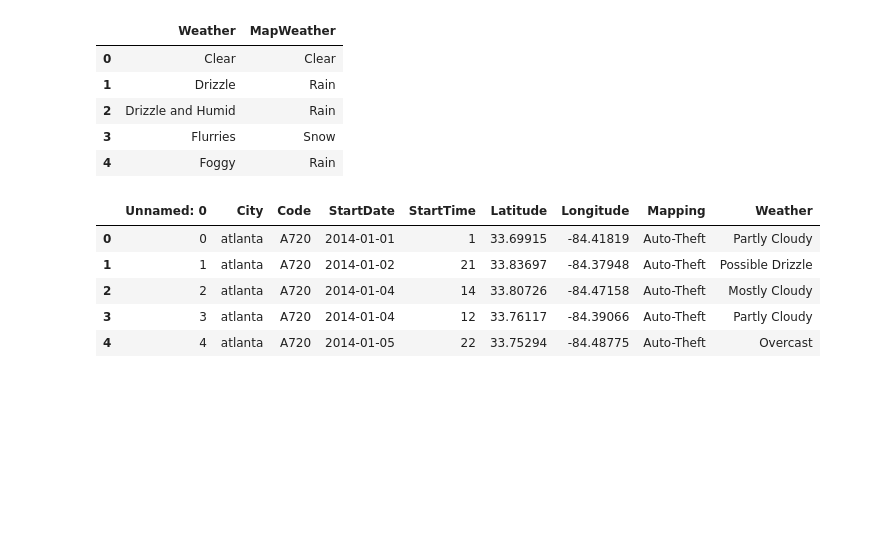
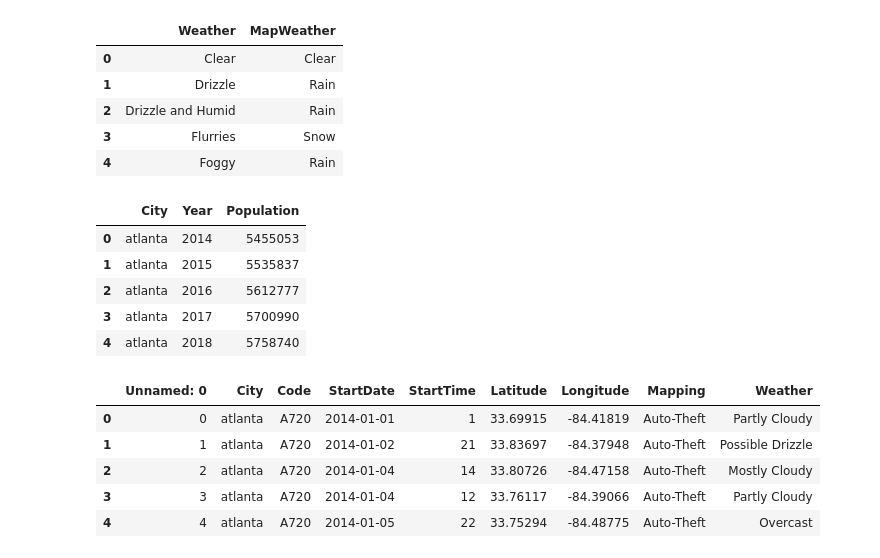
Before and after one commit to Trippl7777/Project_2, a Jupyter notebook: plots/Data Analsyis/Crime_Analysis.ipynb, the cells around one changed output. Cells and saved outputs as stored; diff of their text form; code cells hidden in the pictures; blank space fills up the shorter version.

```diff
--- a/plots/Data Analsyis/Crime_Analysis.ipynb
+++ b/plots/Data Analsyis/Crime_Analysis.ipynb
@@ -30,6 +30,17 @@ weather.head()
 | 2 | Drizzle and Humid | Rain |
 | 3 | Flurries | Snow |
 | 4 | Foggy | Rain |
+# %%
+file = "population.csv"
+population = pd.read_csv(file)
+population.head()
+# %% [output]
+|  | City | Year | Population |
+| 0 | atlanta | 2014 | 5455053 |
+| 1 | atlanta | 2015 | 5535837 |
+| 2 | atlanta | 2016 | 5612777 |
+| 3 | atlanta | 2017 | 5700990 |
+| 4 | atlanta | 2018 | 5758740 |
 # %%
 file = "C:/Users/mryet/Desktop/ETL_Project/ETL-Data/data/combined_crime_withKey_withweather.csv"
 df = pd.read_csv(file)
```
Also changed, not shown: parts of 12 cells of this notebook, 13 other files.
